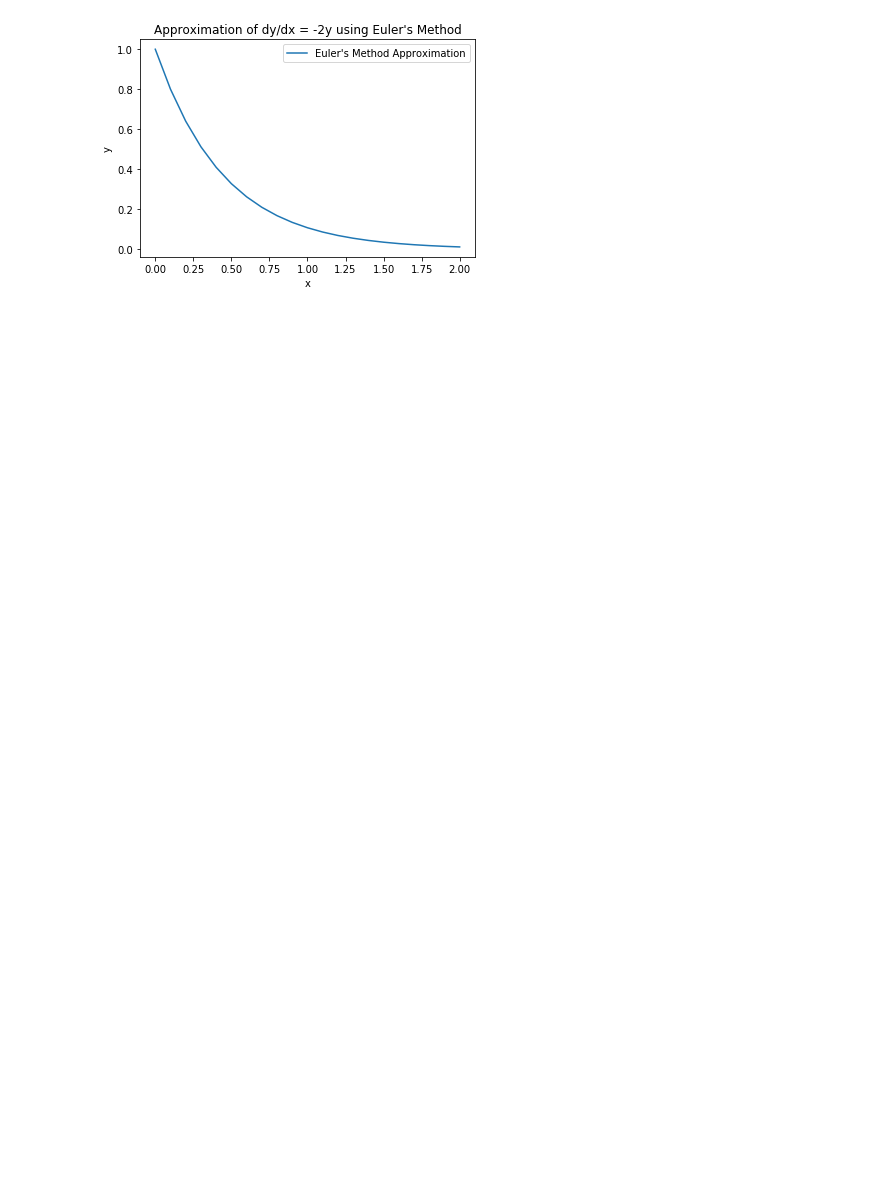
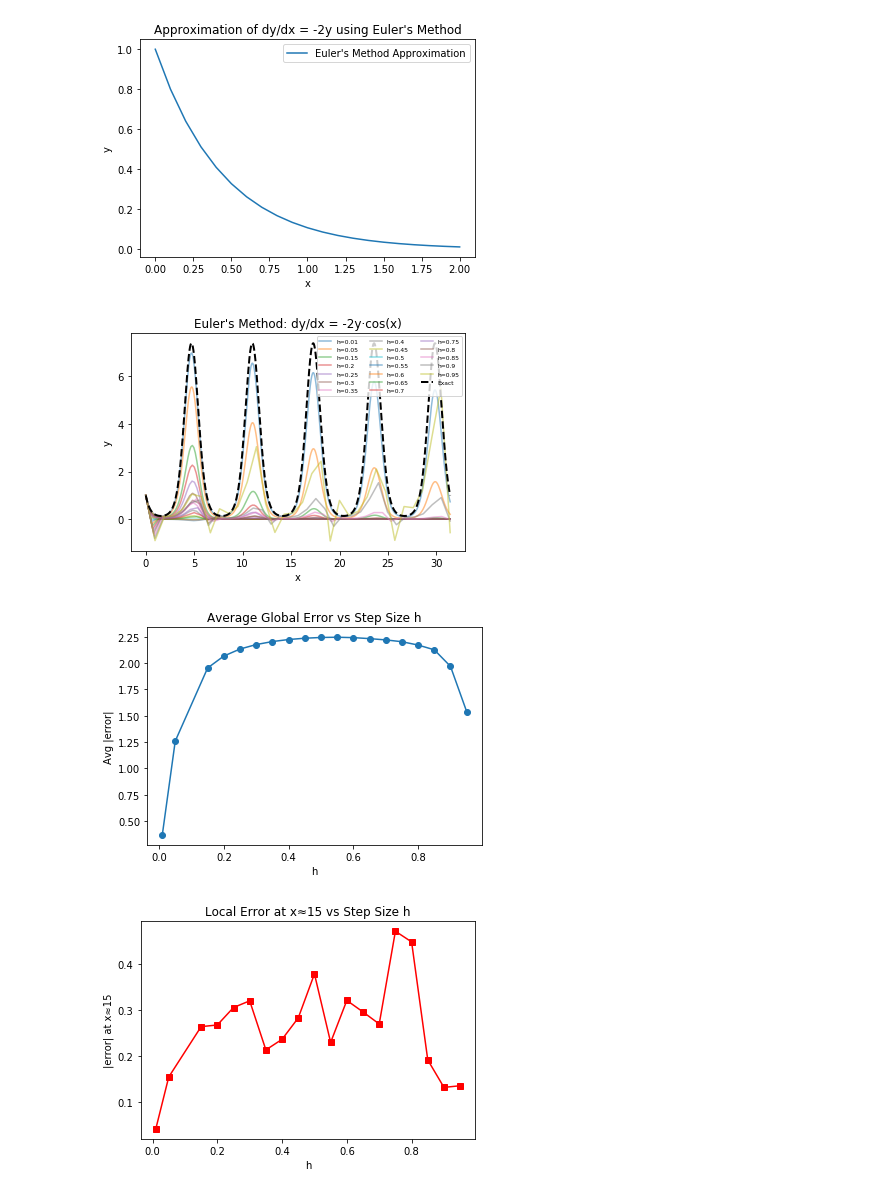
Before and after one commit to emericfamechon/coe311k, a Jupyter notebook: classwork/ejf978-ch16.ipynb, the cells around one changed output. Saved outputs shown, nothing was run; the diff lists cells and outputs as text; code cells hidden in the pictures; blank space fills up the shorter version.

```diff
--- a/classwork/ejf978-ch16.ipynb
+++ b/classwork/ejf978-ch16.ipynb
@@ -29,3 +29,73 @@ plt.legend()
 plt.show()
 # %% [output]
 [figure]
+# %%
+import numpy as np
+import matplotlib.pyplot as plt
+
+x_start, x_end = 0, 10 * np.pi
+
+def f(x, y):
+    return -2 * y * np.cos(x)         # NEW: cos(x) term
+
+def exact(x):
+    return np.exp(-2 * np.sin(x))     # analytical solution
+
+# Step sizes from homework
+h_values = [0.01, 0.05, 0.15, 0.2, 0.25, 0.3, 0.35,
+            0.4, 0.45, 0.5, 0.55, 0.6, 0.65, 0.7,
+            0.75, 0.8, 0.85, 0.9, 0.95]
+
+avg_errors = []
+local_errors_at_15 = []
+
+fig1, ax1 = plt.subplots()  # Plot 1: all Euler runs
+
+for h in h_values:
+    num_steps = int((x_end - x_start) / h)
+    x_vals = np.linspace(x_start, x_end, num_steps + 1)
+    y_vals = np.zeros(num_steps + 1)
+    y_vals[0] = 1.0
+
+    # Euler loop
+    for i in range(num_steps):
+        y_vals[i+1] = y_vals[i] + h * f(x_vals[i], y_vals[i])
+
+    # Exact solution at same x points
+    y_exact = exact(x_vals)
+
+    # Global error (average)
+    error = np.abs(y_vals - y_exact)
+    avg_errors.append(np.mean(error))
+
+    # Local error near x = 15
+    idx = np.argmin(np.abs(x_vals - 15.0))
+    local_errors_at_15.append(np.abs(y_vals[idx] - y_exact[idx]))
+
+    ax1.plot(x_vals, y_vals, alpha=0.5, label=f'h={h}')
+
+# Finish Plot 1
+y_fine = exact(np.linspace(x_start, x_end, 5000))
+ax1.plot(np.linspace(x_start, x_end, 5000), y_fine,
+         'k--', linewidth=2, label='Exact')
+ax1.set_title("Euler's Method: dy/dx = -2y·cos(x)")
+ax1.set_xlabel('x'); ax1.set_ylabel('y')
+ax1.legend(fontsize=6, ncol=3)
+
+# Plot 2: Avg error vs h
+fig2, ax2 = plt.subplots()
+ax2.plot(h_values, avg_errors, 'o-')
+ax2.set_title('Average Global Error vs Step Size h')
+ax2.set_xlabel('h'); ax2.set_ylabel('Avg |error|')
+
+# Plot 3: Local error at x≈15 vs h
+fig3, ax3 = plt.subplots()
+ax3.plot(h_values, local_errors_at_15, 's-', color='red')
+ax3.set_title('Local Error at x≈15 vs Step Size h')
+ax3.set_xlabel('h'); ax3.set_ylabel('|error| at x≈15')
+
+plt.show()
+# %% [output]
+[figure, added]
+[figure, added]
+[figure, added]
```
Also changed, not shown: 1 other file.
